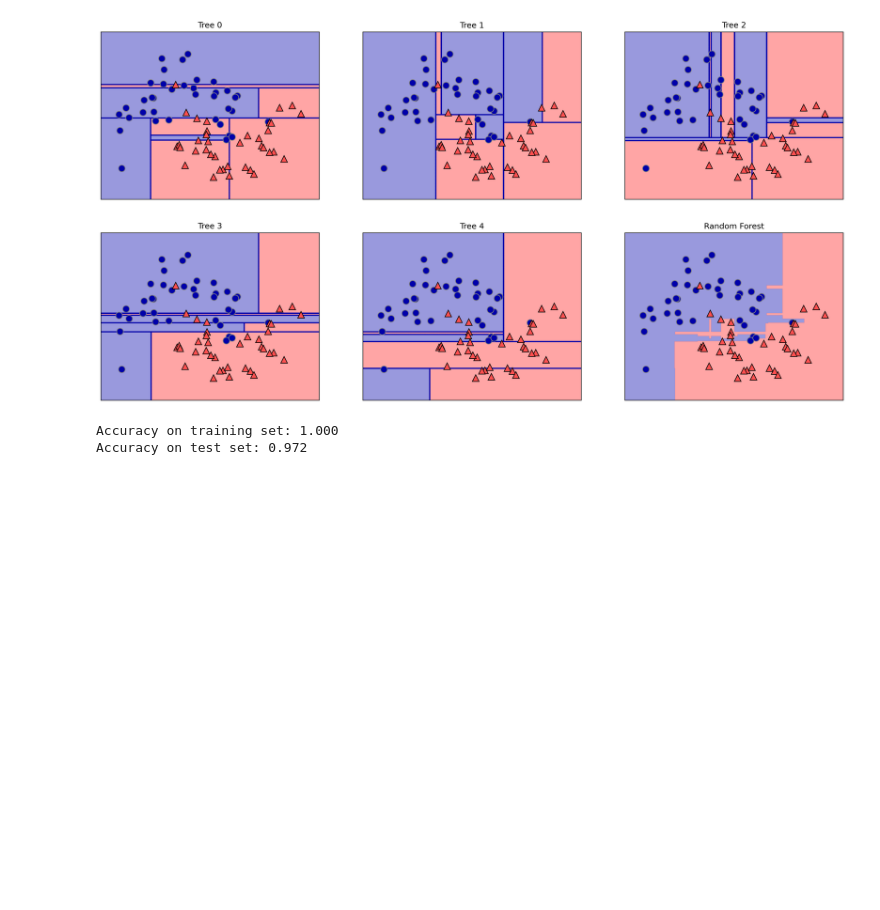
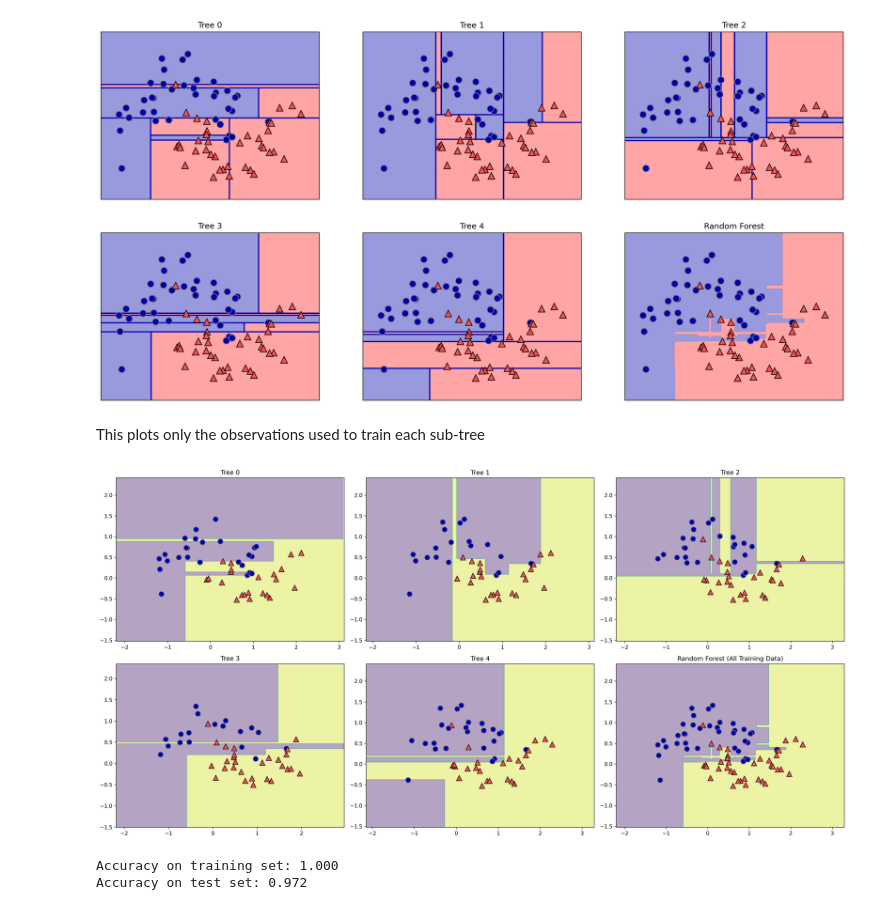
Before and after one commit to brighamfrandsen/econ484, a Jupyter notebook: examples/randomforest.ipynb, the cells around one changed output. Drawn from its saved outputs; the diff is of its cells as text; code cells hidden in the pictures; blank space fills up the shorter version.

Commit message:
Added plots to show only observations used to train that sub-tree

```diff
--- a/examples/randomforest.ipynb
+++ b/examples/randomforest.ipynb
@@ -49,6 +51,77 @@ mglearn.discrete_scatter(X_train[:, 0], X_train[:, 1], y_train)
 [<matplotlib.lines.Line2D at 0x...>,
  <matplotlib.lines.Line2D at 0x...>]
 [figure]
+# %% [markdown]
+This plots only the observations used to train each sub-tree
+# %%
+import matplotlib.pyplot as plt
+import numpy as np
+from sklearn.model_selection import train_test_split
+from sklearn.ensemble import RandomForestClassifier
+from sklearn.datasets import make_moons
+import mglearn
+
+# Generate the moon dataset
+X, y = make_moons(n_samples=100, noise=0.25, random_state=3)
+X_train, X_test, y_train, y_test = train_test_split(X, y, stratify=y, random_state=42)
+
+# Train a RandomForest that keeps track of bootstrap samples
+forest = RandomForestClassifier(n_estimators=5, random_state=2, bootstrap=True)
+forest.fit(X_train, y_train)
+
+# Function to create a custom decision boundary visualization
+def plot_decision_boundary(estimator, X, y, ax, title=""):
+    h = 0.02  # Step size in the mesh
+
+    # Create a mesh grid
+    x_min, x_max = X[:, 0].min() - 1, X[:, 0].max() + 1
+    y_min, y_max = X[:, 1].min() - 1, X[:, 1].max() + 1
+    xx, yy = np.meshgrid(np.arange(x_min, x_max, h),
+                         np.arange(y_min, y_max, h))
+
+    # Predict class for each point in the mesh
+    Z = estimator.predict(np.c_[xx.ravel(), yy.ravel()])
+    Z = Z.reshape(xx.shape)
+
+    # Plot the decision boundary
+    ax.contourf(xx, yy, Z, alpha=0.4)
+    ax.set_xlim(x_min, x_max)
+    ax.set_ylim(y_min, y_max)
+    ax.set_title(title)
+
+    return ax
+
+# Create the figure
+fig, axes = plt.subplots(2, 3, figsize=(20, 10))
+axes = axes.ravel()
+
+# Get bootstrap samples for each tree
+# RandomForest doesn't expose this directly, so we need to recreate the bootstrap samples
+n_samples = X_train.shape[0]
+rng = np.random.RandomState(2)  # Match the random_state of the forest
+
+# Plot each tree with its bootstrap samples
+for i, (ax, tree) in enumerate(zip(axes, forest.estimators_)):
+    # Recreate the bootstrap sample for this tree
+    bootstrap_indices = rng.randint(0, n_samples, n_samples)
+    X_bootstrap = X_train[bootstrap_indices]
+    y_bootstrap = y_train[bootstrap_indices]
+
+    # Plot decision boundary
+    plot_decision_boundary(tree, X_bootstrap, y_bootstrap, ax, title=f"Tree {i}")
+
+    # Plot only the bootstrap points - note the correct argument order
+    mglearn.discrete_scatter(X_bootstrap[:, 0], X_bootstrap[:, 1], y_bootstrap, ax=ax)
+
+# Last subplot - full random forest with all training data
+plot_decision_boundary(forest, X_train, y_train, axes[-1], title="Random Forest (All Training Data)")
+# Fix the argument order - ax parameter should be explicitly named
+mglearn.discrete_scatter(X_train[:, 0], X_train[:, 1], y_train, ax=axes[-1])
+
+plt.tight_layout()
+plt.show()
+# %% [output]
+[figure, added]
 # %%
 from sklearn.datasets import load_breast_cancer
 
```
Also changed, not shown: parts of 2 cells of this notebook.
